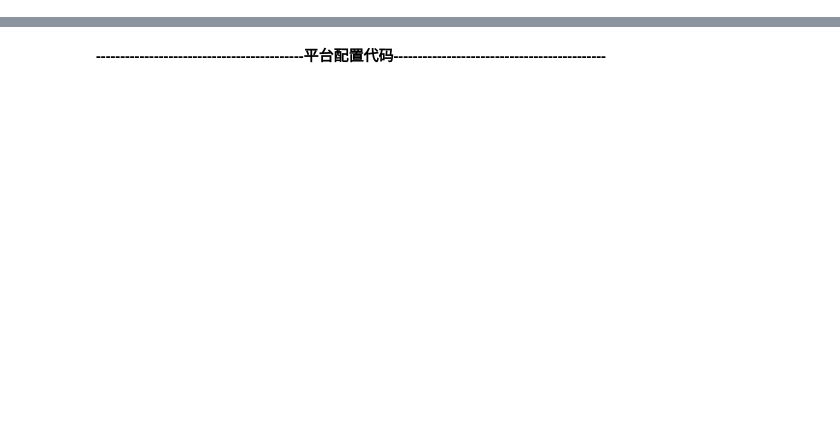
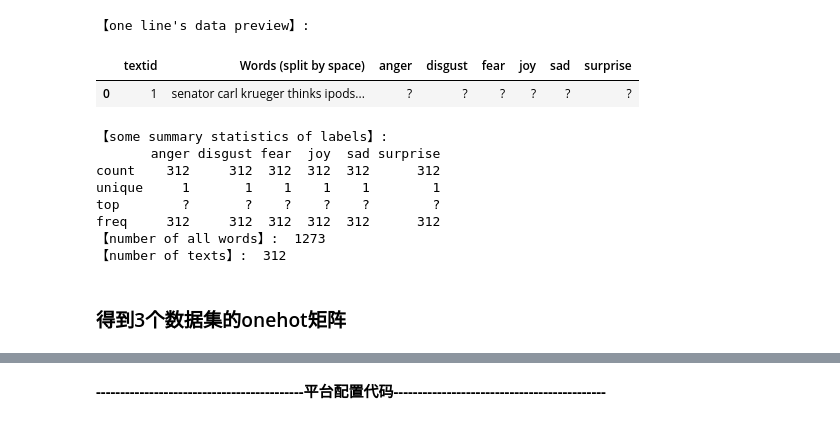
Before and after one commit to linzch3/Open-Course-Learning, a Jupyter notebook: A04.Artificial Intelligence - SYSU - RYH/Lab 2 - [KNN]+[Naive Bayes]/Lab 2 - KNN and Naive Bayes.ipynb, the cells around one changed output, grey strips where cells are left out. Saved outputs shown, nothing was run; the diff lists cells and outputs as text; code cells hidden in the pictures; blank space fills up the shorter version.

```diff
--- a/A04.Artificial Intelligence - SYSU - RYH/Lab 2 - [KNN]+[Naive Bayes]/Lab 2 - KNN and Naive Bayes.ipynb
+++ b/A04.Artificial Intelligence - SYSU - RYH/Lab 2 - [KNN]+[Naive Bayes]/Lab 2 - KNN and Naive Bayes.ipynb
@@ -0,0 +213,33 @@
+# %%
+import pandas as pd
+
+def loadDataSet2(filePath):
+    '''读取数据集函数'''
+    #读取CSV文件
+    df = pd.read_csv(filePath)
+    #得到数据集标签
+    label = dict()
+    label['anger'] = list(df['anger'].values)
+    label['disgust'] = list(df['disgust'].values)
+    label['fear'] = list(df['fear'].values)
+    label['joy'] = list(df['joy'].values)
+    label['sad'] = list(df['sad'].values)
+    label['surprise'] = list(df['surprise'].values)
+    #得到数据集
+    dataSet = [i.strip().split(' ') for i in list(df['Words (split by space)'].values)]
+    #得到数据集的所有不重复的词
+    allWords = list(set([j for i in dataSet for j in i]))
+
+    ############输出数据集相关信息###########################
+    #输出第一行数据
+    print('【one line\'s data preview】:')
+    display(df.head(1))
+    #输出所有情感值的一些统计数据
+    print('【some summary statistics of labels】:')
+    print(df[['anger','disgust','fear','joy','sad','surprise']].describe())
+    #输出所有的词的个数
+    print('【number of all words】: ', len(allWords))
+    print('【number of texts】: ', len(df))
+    ############输出数据集相关信息###########################
+
+    return dataSet, label, allWords
@@ -0,0 +248,3 @@
+# %%
+dataPath2 = '.\\data\\regression_dataset\\'
+trainSet2, trainSet_label2, allWords_trainSet2 = loadDataSet2(dataPath2+'train_set.csv')
@@ -0,0 +285,16 @@
+# %%
+testSet2, _ , _ = loadDataSet2(dataPath2+'test_set.csv')
+# %% [output]
+【one line's data preview】:
+|  | textid | Words (split by space) | anger | disgust | fear | joy | sad | surprise |
+| 0 | 1 | senator carl krueger thinks ipods... | ? | ? | ? | ? | ? | ? |
+【some summary statistics of labels】:
+       anger disgust fear  joy  sad surprise
+count    312     312  312  312  312      312
+unique     1       1    1    1    1        1
+top        ?       ?    ?    ?    ?        ?
+freq     312     312  312  312  312      312
+【number of all words】:  1273
+【number of texts】:  312
+# %% [markdown]
+###  得到3个数据集的onehot矩阵
```
Also changed, not shown: parts of 31 cells of this notebook, 2 other files.
